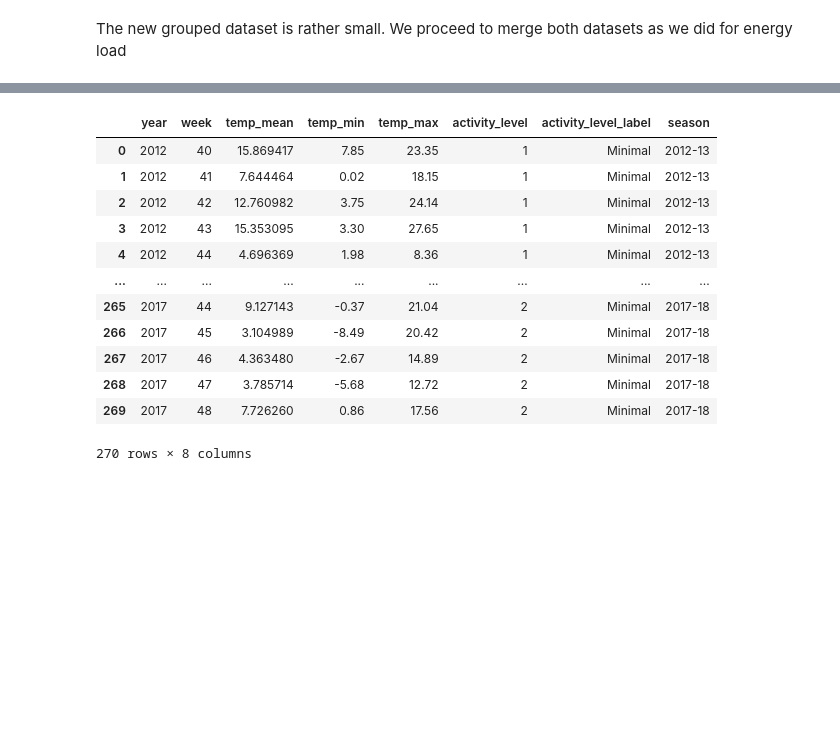
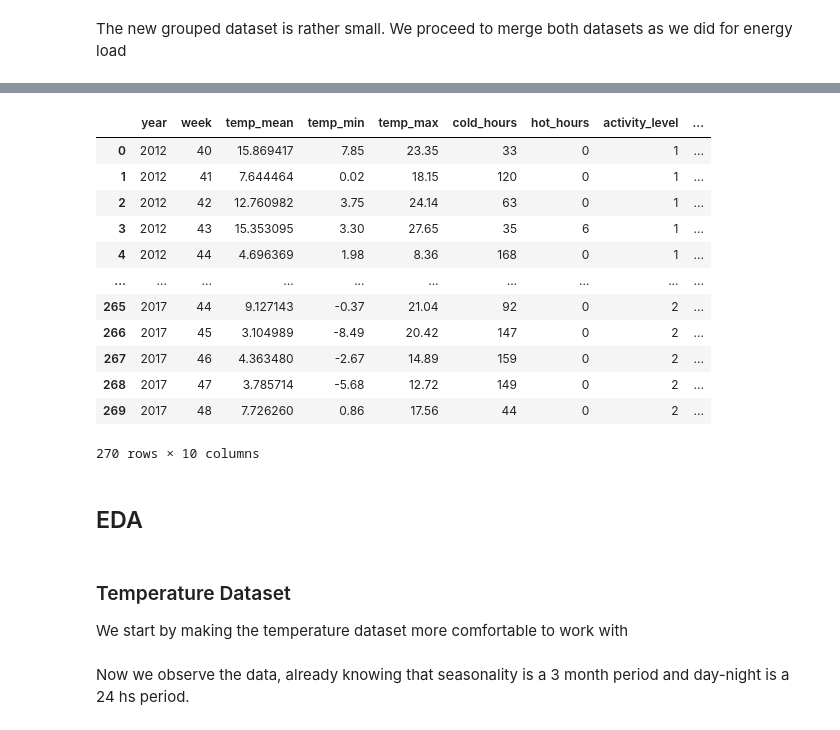
Before and after one commit to Somerillo/DI-Final_Project, a Jupyter notebook: time_series.ipynb, the cells around one changed output, grey strips where cells are left out. Drawn from its saved outputs; the diff is of its cells as text; code cells hidden in the pictures; blank space fills up the shorter version.

```diff
--- a/time_series.ipynb
+++ b/time_series.ipynb
@@ -497,0 +500,12 @@ display(df_temperature.head())
+# %%
+# define temperature thresholds
+cold_threshold = 10
+hot_threshold = 25
+
+# flag cold and hot hours
+df_temperature['pittsburgh_cold'] = (df_temperature['pittsburgh_temp'] < cold_threshold).astype(int)
+df_temperature['pittsburgh_hot'] = (df_temperature['pittsburgh_temp'] > hot_threshold).astype(int)
+df_temperature['chicago_cold'] = (df_temperature['chicago_temp'] < cold_threshold).astype(int)
+df_temperature['chicago_hot'] = (df_temperature['chicago_temp'] > hot_threshold).astype(int)
+
+df_temperature
@@ -503,9 +531,13 @@ df_temperature_week = df_temperature.groupby(['year', 'week']).agg(
     pittsburgh_temp_mean=('pittsburgh_temp', 'mean'),
     pittsburgh_temp_min=('pittsburgh_temp', 'min'),
     pittsburgh_temp_max=('pittsburgh_temp', 'max'),
+    pittsburgh_cold_hours=('pittsburgh_cold', 'sum'),
+    pittsburgh_hot_hours=('pittsburgh_hot', 'sum'),
     chicago_temp_mean=('chicago_temp', 'mean'),
     chicago_temp_min=('chicago_temp', 'min'),
-    chicago_temp_max=('chicago_temp', 'max')
+    chicago_temp_max=('chicago_temp', 'max'),
+    chicago_cold_hours=('chicago_cold', 'sum'),
+    chicago_hot_hours=('chicago_hot', 'sum')
 ).reset_index()
 
 # sort again by year then by week
@@ -569,28 +605,38 @@ df_illinois_flu
 # %%
 # merge df_temperature_week with pittsburgh by year then by week
 df_pennsylvania_flu = pd.merge(df_temperature_week, df_pennsylvania,
                                  left_on=['year', 'week'],
                                  right_on=[df_pennsylvania['pennsylvania_weekend'].dt.year, 'pennsylvania_week'],
                                  how='inner')
 
 # drop unnecessary cols
-df_pennsylvania_flu.drop(columns=['pennsylvania_weekend', 'pennsylvania_week', 'chicago_temp_mean', 'chicago_temp_min', 'chicago_temp_max'], inplace=True)
+df_pennsylvania_flu.drop(columns=['pennsylvania_weekend', 'pennsylvania_week', 'chicago_temp_mean',
+                                  'chicago_temp_min', 'chicago_temp_max',
+                                  'chicago_cold_hours', 'chicago_hot_hours'], inplace=True)
 
 # rename cols for better readability
-df_pennsylvania_flu.columns = ['year', 'week', 'temp_mean', 'temp_min', 'temp_max', 'activity_level', 'activity_level_label', 'season']
+df_pennsylvania_flu.columns = ['year', 'week', 'temp_mean', 'temp_min', 'temp_max',
+                           'cold_hours', 'hot_hours', 'activity_level',
+                           'activity_level_label', 'season']
 
 df_pennsylvania_flu
 # %% [output]
-|  | year | week | temp_mean | temp_min | temp_max | activity_level | activity_level_label | season |
-| 0 | 2012 | 40 | 15.869417 | 7.85 | 23.35 | 1 | Minimal | 2012-13 |
-| 1 | 2012 | 41 | 7.644464 | 0.02 | 18.15 | 1 | Minimal | 2012-13 |
-| 2 | 2012 | 42 | 12.760982 | 3.75 | 24.14 | 1 | Minimal | 2012-13 |
-| 3 | 2012 | 43 | 15.353095 | 3.30 | 27.65 | 1 | Minimal | 2012-13 |
-| 4 | 2012 | 44 | 4.696369 | 1.98 | 8.36 | 1 | Minimal | 2012-13 |
-| ... | ... | ... | ... | ... | ... | ... | ... | ... |
-| 265 | 2017 | 44 | 9.127143 | -0.37 | 21.04 | 2 | Minimal | 2017-18 |
-| 266 | 2017 | 45 | 3.104989 | -8.49 | 20.42 | 2 | Minimal | 2017-18 |
-| 267 | 2017 | 46 | 4.363480 | -2.67 | 14.89 | 2 | Minimal | 2017-18 |
-| 268 | 2017 | 47 | 3.785714 | -5.68 | 12.72 | 2 | Minimal | 2017-18 |
-| 269 | 2017 | 48 | 7.726260 | 0.86 | 17.56 | 2 | Minimal | 2017-18 |
+|  | year | week | temp_mean | temp_min | temp_max | cold_hours | hot_hours | activity_level | ... |
+| 0 | 2012 | 40 | 15.869417 | 7.85 | 23.35 | 33 | 0 | 1 | ... |
+| 1 | 2012 | 41 | 7.644464 | 0.02 | 18.15 | 120 | 0 | 1 | ... |
+| 2 | 2012 | 42 | 12.760982 | 3.75 | 24.14 | 63 | 0 | 1 | ... |
+| 3 | 2012 | 43 | 15.353095 | 3.30 | 27.65 | 35 | 6 | 1 | ... |
+| 4 | 2012 | 44 | 4.696369 | 1.98 | 8.36 | 168 | 0 | 1 | ... |
+| ... | ... | ... | ... | ... | ... | ... | ... | ... | ... |
+| 265 | 2017 | 44 | 9.127143 | -0.37 | 21.04 | 92 | 0 | 2 | ... |
+| 266 | 2017 | 45 | 3.104989 | -8.49 | 20.42 | 147 | 0 | 2 | ... |
+| 267 | 2017 | 46 | 4.363480 | -2.67 | 14.89 | 159 | 0 | 2 | ... |
+| 268 | 2017 | 47 | 3.785714 | -5.68 | 12.72 | 149 | 0 | 2 | ... |
+| 269 | 2017 | 48 | 7.726260 | 0.86 | 17.56 | 44 | 0 | 2 | ... |
-270 rows × 8 columns
+270 rows × 10 columns
+# %% [markdown]
+## EDA
+# %% [markdown]
+### Temperature Dataset
+
+We start by making the temperature dataset more comfortable to work with
@@ -596,0 +659,2 @@ df_pennsylvania_flu
+# %% [markdown]
+Now we observe the data, already knowing that seasonality is a 3 month period and day-night is a 24 hs period.
```
Also changed, not shown: parts of 10 cells of this notebook.
